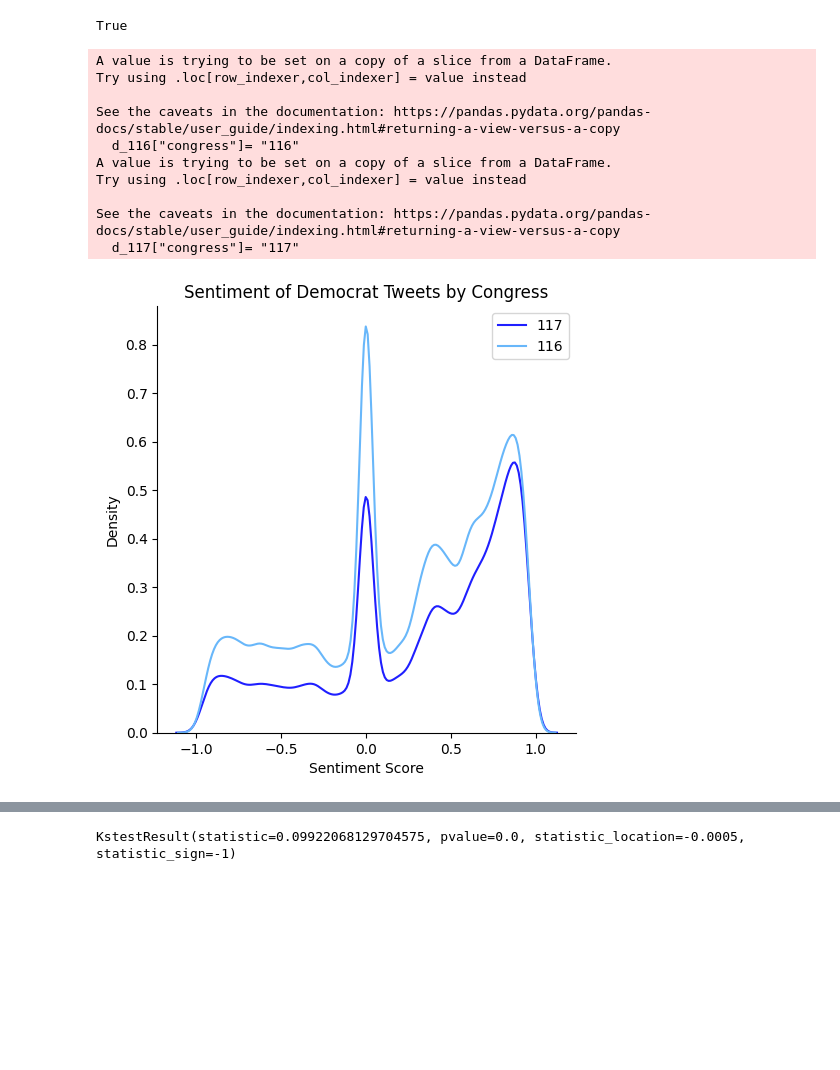
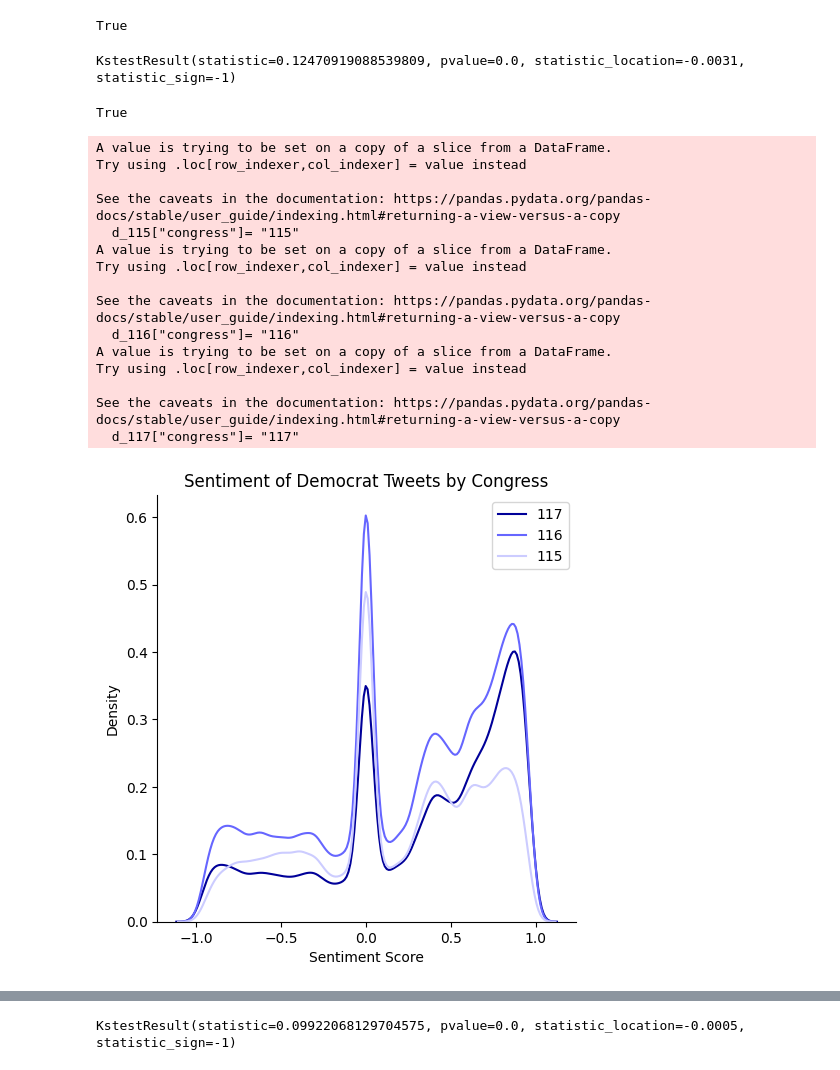
Before and after one commit to caramnix/CapitolLetters, a Jupyter notebook: figure and ks code/sentiment figures/kde_plots_sentiment.ipynb, the cells around one changed output, grey strips where cells are left out. Drawn from its saved outputs; the diff is of its cells as text; code cells hidden in the pictures; blank space fills up the shorter version.

```diff
--- a/figure and ks code/sentiment figures/kde_plots_sentiment.ipynb
+++ b/figure and ks code/sentiment figures/kde_plots_sentiment.ipynb
@@ -8,6 +8,7 @@ from scipy.stats import skew
 
 tweets_117= pd.read_csv("/Users/caranix/Library/CloudStorage/OneDrive-TheOhioStateUniversity/CS MS/legislative tweets analysis/tweets_117_merged_v2.csv")
 tweets_116= pd.read_csv("/Users/caranix/Library/CloudStorage/OneDrive-TheOhioStateUniversity/CS MS/legislative tweets analysis/tweets_116_merged_v2.csv")
+tweets_115 = pd.read_csv("/Users/caranix/Library/CloudStorage/OneDrive-TheOhioStateUniversity/CS MS/legislative tweets analysis/tweets_115_merged_v1.csv")
 # %%
 # https://seaborn.pydata.org/generated/seaborn.kdeplot.html
 
@@ -82,14 +95,30 @@ ks.pvalue<(.05/4)
 # %% [output]
 KstestResult(statistic=0.059005939972565424, pvalue=0.0, statistic_location=-0.001, statistic_sign=-1)
 True
+# %%
+from scipy import stats
+
+ks= stats.ks_2samp(tweets_115[tweets_115["party"] ==0].vader_score, tweets_115[tweets_115["party"] ==1].vader_score)
+print(ks)
+ks.pvalue<(.05/4)
+# %% [output]
+KstestResult(statistic=0.12470919088539809, pvalue=0.0, statistic_location=-0.0031, statistic_sign=-1)
+True
 # %%
+d_115= tweets_115[tweets_115.Democrat == 1] # dem tweets_116
+d_115["congress"]= "115"
 d_116= tweets_116[tweets_116.party == 1] # dem tweets_116
 d_116["congress"]= "116"
 d_117= tweets_117[tweets_117.Democrat == 1] # dem tweets_116
 d_117["congress"]= "117"
 # all dem tweets
-dem_tweets= pd.concat([d_116, d_117])
+dem_tweets= pd.concat([d_115, d_116, d_117])
 # %% [output]
+A value is trying to be set on a copy of a slice from a DataFrame.
+Try using .loc[row_indexer,col_indexer] = value instead
+
+See the caveats in the documentation: https://pandas.pydata.org/pandas-docs/stable/user_guide/indexing.html#returning-a-view-versus-a-copy
+  d_115["congress"]= "115"
 A value is trying to be set on a copy of a slice from a DataFrame.
 Try using .loc[row_indexer,col_indexer] = value instead
 
@@ -103,14 +132,17 @@ See the caveats in the documentation: https://pandas.pydata.org/pandas-docs/stab
 # %%
 dem_tweets.congress= dem_tweets.congress.astype('int64')
 # %%
-palette = {116 : "#68b7fa", 117: "#1f1fff"}
+#palette = {115: "#DEEFF5", 116 : "#68b7fa", 117: "#1f1fff"}
+
+palette = {115: "#ccccff", 116 : "#6666ff", 117: "#000099"}
+
 
 sns.displot(data=dem_tweets, x="vader_score", hue="congress", kind="kde", palette =palette, legend= False)
-plt.legend(labels= ['117', '116'])
+plt.legend(labels= ['117', '116', '115'])
 plt.title("Sentiment of Democrat Tweets by Congress")
 plt.xlabel("Sentiment Score")
 
-plt.savefig('DemCompare_v1.png', dpi=300, bbox_inches='tight')
+plt.savefig('DemCompare_v2.png', dpi=300, bbox_inches='tight')
 # %% [output]
-[figure, old version]
+[figure, new version]
 # %%
```
Also changed, not shown: parts of 3 cells of this notebook, 3 other files.
